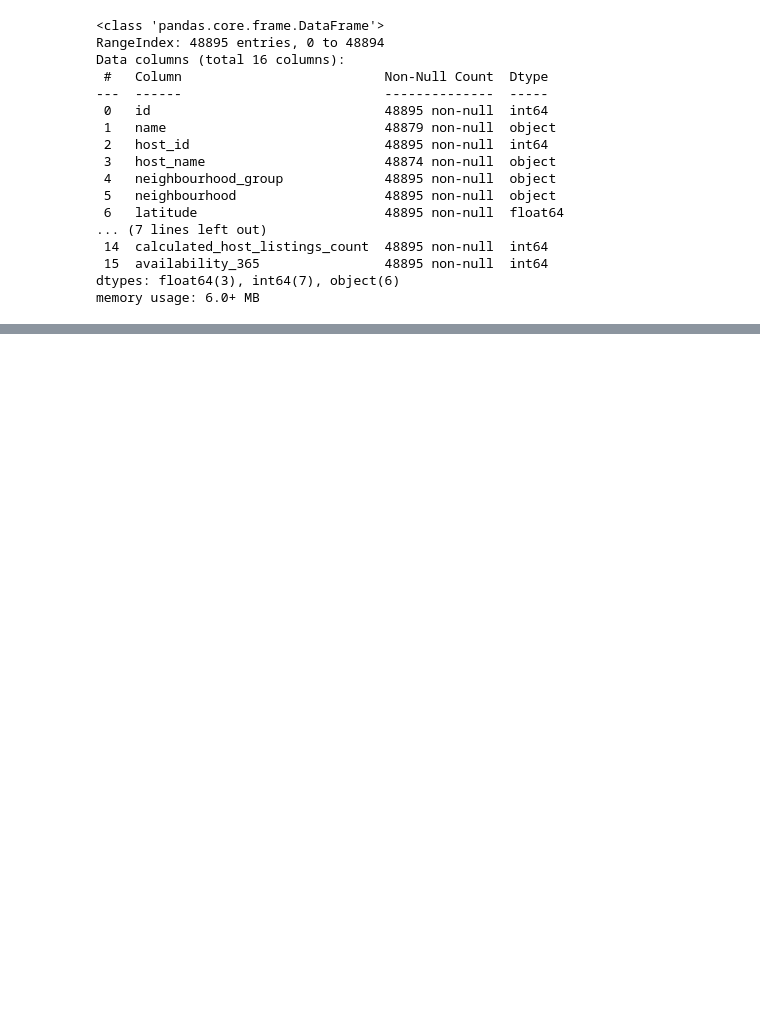
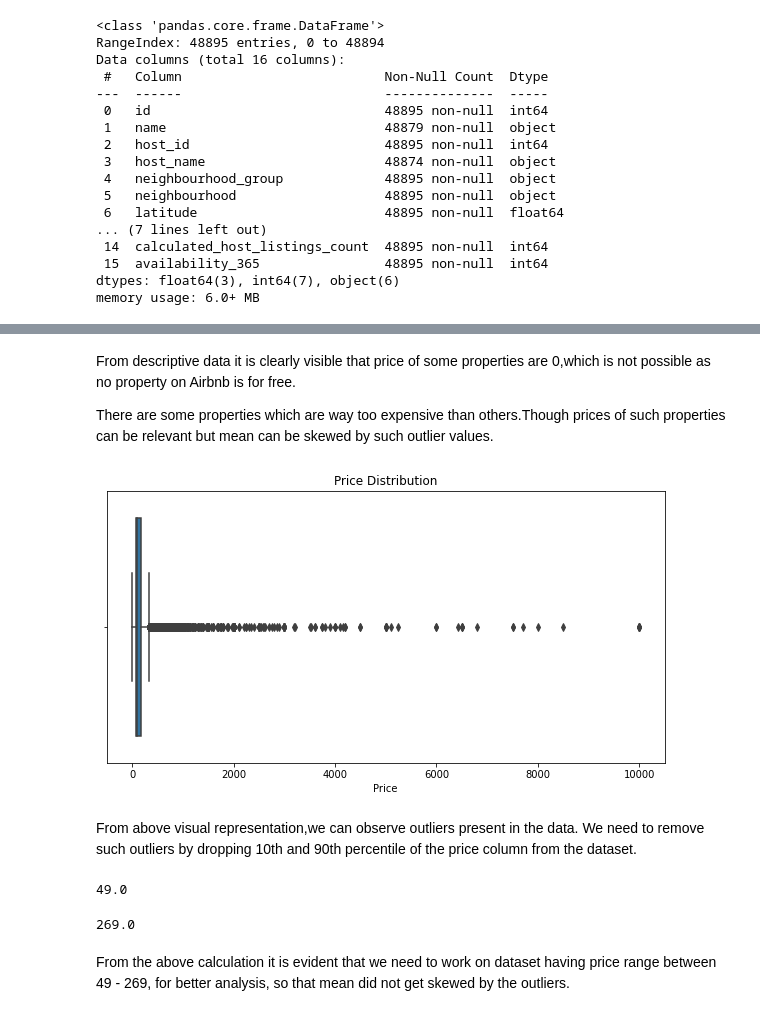
Before and after one commit to Rajat-Sri/Capstone-1-EDA-on-Airbnb-Dataset, a Jupyter notebook: Airbnb_Dataset_Analysis_Rajat_Srivastava_.ipynb, the cells around one changed output, grey strips where cells are left out. Drawn from its saved outputs; the diff is of its cells as text; code cells hidden in the pictures; blank space fills up the shorter version.

```diff
--- a/Airbnb_Dataset_Analysis_Rajat_Srivastava_.ipynb
+++ b/Airbnb_Dataset_Analysis_Rajat_Srivastava_.ipynb
@@ -121,0 +153,9 @@ memory usage: 6.0+ MB
+# %%
+# Filling missing values
+
+airbnb_data['host_name'].fillna('Absent', inplace =  True)
+# %%
+# Create new dataset and drop the unncessary columns.
+
+airbnb_data_new = airbnb_data.drop(['id','name','last_review'], axis =1)
+airbnb_data_new.head()
@@ -121,0 +200,30 @@ memory usage: 6.0+ MB
+# %% [markdown]
+From descriptive data it is clearly visible that price of some properties are 0,which is not possible as no property on Airbnb is for free.
+
+There are some properties which are way too expensive than others.Though prices of such properties can be relevant but  mean can be skewed by such outlier values.
+# %%
+#Plotting the boxplot of the price data and check for outliers
+
+plt.figure(figsize=(10,5))
+ax = sns.boxplot(x='price', data=airbnb_data_new).set_title('Price Distribution')
+sns.set_theme(context='notebook', style='darkgrid', palette='deep', font='sans-serif', font_scale=1, color_codes=True)
+plt.xlabel('Price')
+plt.show()
+# %% [output]
+[figure, added]
+# %% [markdown]
+From above visual representation,we can observe outliers present in the data. We need to remove such outliers by dropping 10th and 90th percentile of the price column from the dataset.
+# %%
+# low quantile value
+q_low = airbnb_data_new['price'].quantile(0.10)
+q_low
+# %% [output]
+49.0
+# %%
+#high quantile value
+q_high = airbnb_data_new['price'].quantile(0.9)
+q_high
+# %% [output]
+269.0
+# %% [markdown]
+From the above calculation it is evident that we need to work on dataset having price range between 49 - 269, for better analysis, so that mean did not get skewed by the outliers.
```
Also changed, not shown: parts of 13 cells of this notebook.
